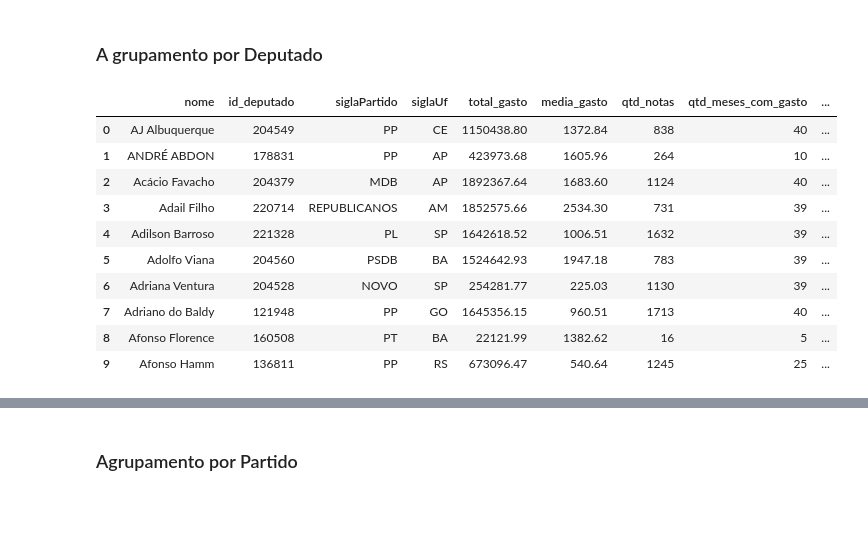
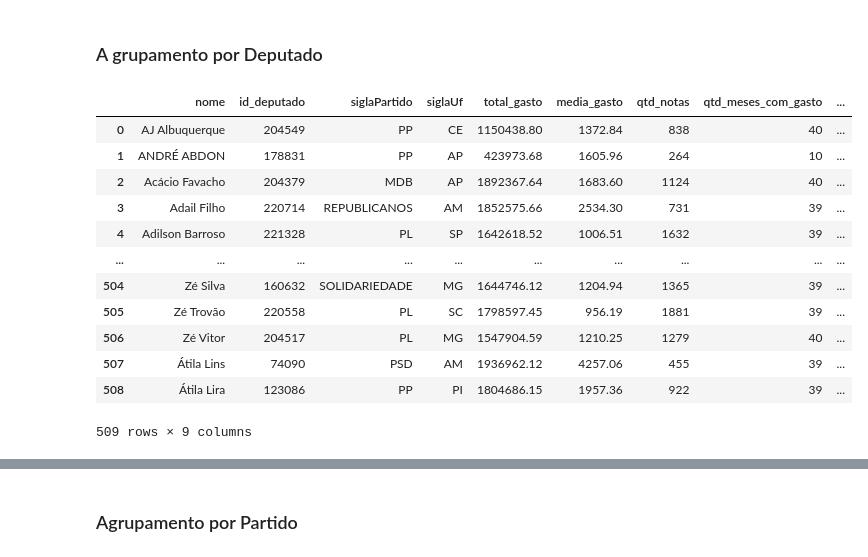
Before and after one commit to eduardopfbp/Analise-Despesas-dos-Deputados-Federais---57-legislatura, a Jupyter notebook: notebooks/analises.ipynb, the cells around one changed output, grey strips where cells are left out. Drawn from its saved outputs; the diff is of its cells as text; code cells hidden in the pictures; blank space fills up the shorter version.

```diff
--- a/notebooks/analises.ipynb
+++ b/notebooks/analises.ipynb
@@ -113,31 +113,33 @@ database_gastos.head(10)
 # %%
 agrupado_por_deputado = (
     database_gastos.groupby(
         ['nome','id_deputado', 'siglaPartido', 'siglaUf'],
         as_index=False
     ).agg(
         total_gasto=('valorDocumento', 'sum'),
         media_gasto=('valorDocumento', 'mean'),
         qtd_notas=('numDocumento', 'count'),
         qtd_meses_com_gasto=('ano_mes', 'nunique')
     )
 ).round(2)
 
 agrupado_por_deputado['media_mensal_gasto'] = (
     agrupado_por_deputado['total_gasto'] / agrupado_por_deputado['qtd_meses_com_gasto']
 ).round(2)
 
 
-agrupado_por_deputado.head(10)
+agrupado_por_deputado
 # %% [output]
 |  | nome | id_deputado | siglaPartido | siglaUf | total_gasto | media_gasto | qtd_notas | qtd_meses_com_gasto | ... |
 | 0 | AJ Albuquerque | 204549 | PP | CE | 1150438.80 | 1372.84 | 838 | 40 | ... |
 | 1 | ANDRÉ ABDON | 178831 | PP | AP | 423973.68 | 1605.96 | 264 | 10 | ... |
 | 2 | Acácio Favacho | 204379 | MDB | AP | 1892367.64 | 1683.60 | 1124 | 40 | ... |
 | 3 | Adail Filho | 220714 | REPUBLICANOS | AM | 1852575.66 | 2534.30 | 731 | 39 | ... |
 | 4 | Adilson Barroso | 221328 | PL | SP | 1642618.52 | 1006.51 | 1632 | 39 | ... |
-| 5 | Adolfo Viana | 204560 | PSDB | BA | 1524642.93 | 1947.18 | 783 | 39 | ... |
-| 6 | Adriana Ventura | 204528 | NOVO | SP | 254281.77 | 225.03 | 1130 | 39 | ... |
-| 7 | Adriano do Baldy | 121948 | PP | GO | 1645356.15 | 960.51 | 1713 | 40 | ... |
-| 8 | Afonso Florence | 160508 | PT | BA | 22121.99 | 1382.62 | 16 | 5 | ... |
-| 9 | Afonso Hamm | 136811 | PP | RS | 673096.47 | 540.64 | 1245 | 25 | ... |
+| ... | ... | ... | ... | ... | ... | ... | ... | ... | ... |
+| 504 | Zé Silva | 160632 | SOLIDARIEDADE | MG | 1644746.12 | 1204.94 | 1365 | 39 | ... |
+| 505 | Zé Trovão | 220558 | PL | SC | 1798597.45 | 956.19 | 1881 | 39 | ... |
+| 506 | Zé Vitor | 204517 | PL | MG | 1547904.59 | 1210.25 | 1279 | 40 | ... |
+| 507 | Átila Lins | 74090 | PSD | AM | 1936962.12 | 4257.06 | 455 | 39 | ... |
+| 508 | Átila Lira | 123086 | PP | PI | 1804686.15 | 1957.36 | 922 | 39 | ... |
+509 rows × 9 columns
```
Also changed, not shown: parts of 3 cells of this notebook, 3 other files.
